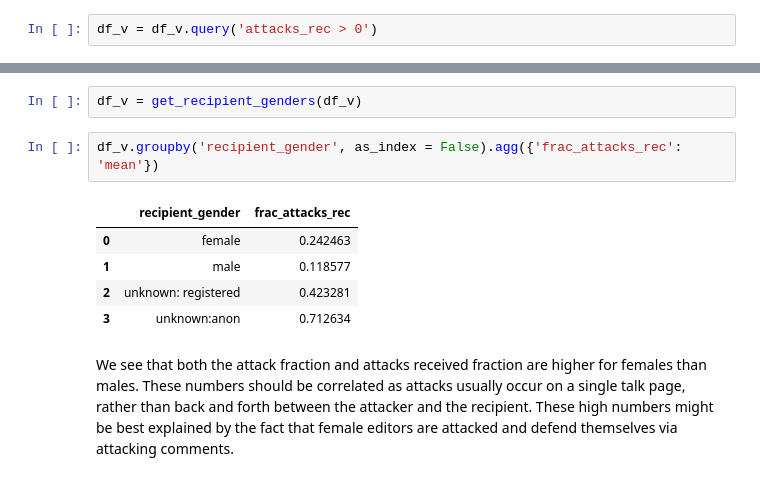
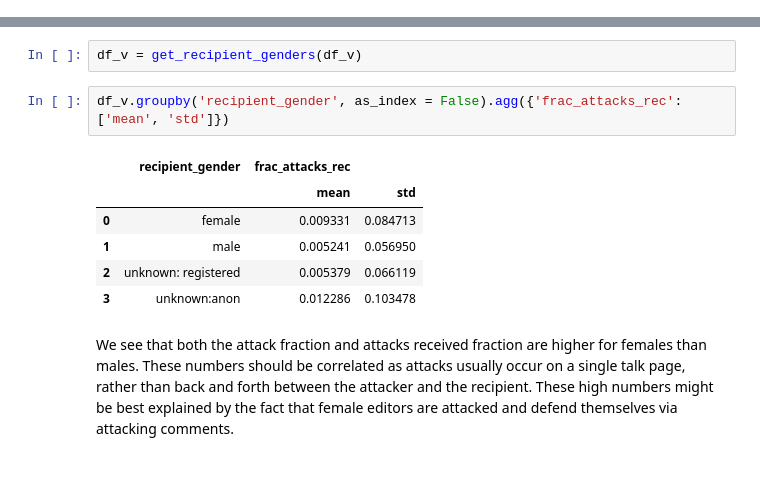
Before and after one commit to ewulczyn/wiki-detox, a Jupyter notebook: src/analysis/Attackers, Victims, and Trolls.ipynb, the cells around one changed output, grey strips where cells are left out. Drawn from its saved outputs; the diff is of its cells as text.

```diff
--- a/src/analysis/Attackers, Victims, and Trolls.ipynb
+++ b/src/analysis/Attackers, Victims, and Trolls.ipynb
@@ -176,8 +168,6 @@ len(df_a['user_text'])
 Analgously to the attack fraction, we also analyze victims by the fraction of the revisions on their talk pages that were attacks. **IMPORTANT CAVEAT**: This does not capture the total number of attacks on a user as many (often most) attacks would happen on other talk pages.
 # %%
 df_v.columns = ['user_text', 'recipient_anon', 'total_rec', 'attacks_rec']
-# %%
-df_v = df_v.query('attacks_rec > 0')
 # %% [markdown]
 We plot the histogram below.
 # %%
@@ -196,13 +199,14 @@ df_v['page_title'] = df_v['user_text']
 # %%
 df_v = get_recipient_genders(df_v)
 # %%
-df_v.groupby('recipient_gender', as_index = False).agg({'frac_attacks_rec': 'mean'})
+df_v.groupby('recipient_gender', as_index = False).agg({'frac_attacks_rec': ['mean', 'std']})
 # %% [output]
-|  | recipient_gender | frac_attacks_rec |
-| 0 | female | 0.242463 |
-| 1 | male | 0.118577 |
-| 2 | unknown: registered | 0.423281 |
-| 3 | unknown:anon | 0.712634 |
+|  | recipient_gender | frac_attacks_rec |  |
+|  |  | mean | std |
+| 0 | female | 0.009331 | 0.084713 |
+| 1 | male | 0.005241 | 0.056950 |
+| 2 | unknown: registered | 0.005379 | 0.066119 |
+| 3 | unknown:anon | 0.012286 | 0.103478 |
 # %% [markdown]
 We see that both the attack fraction and attacks received fraction are higher for females than males. These numbers should be correlated as attacks usually occur on a single talk page, rather than back and forth between the attacker and the recipient. These high numbers might be best explained by the fact that female editors are attacked and defend themselves via attacking comments.
 # %% [markdown]
```
Also changed, not shown: parts of 27 cells of this notebook.
